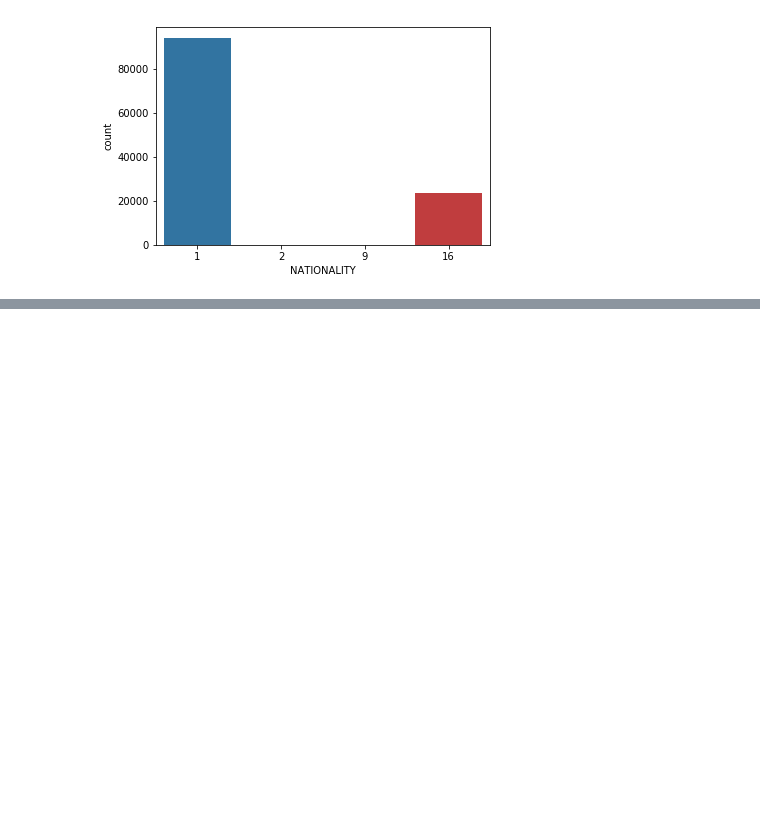
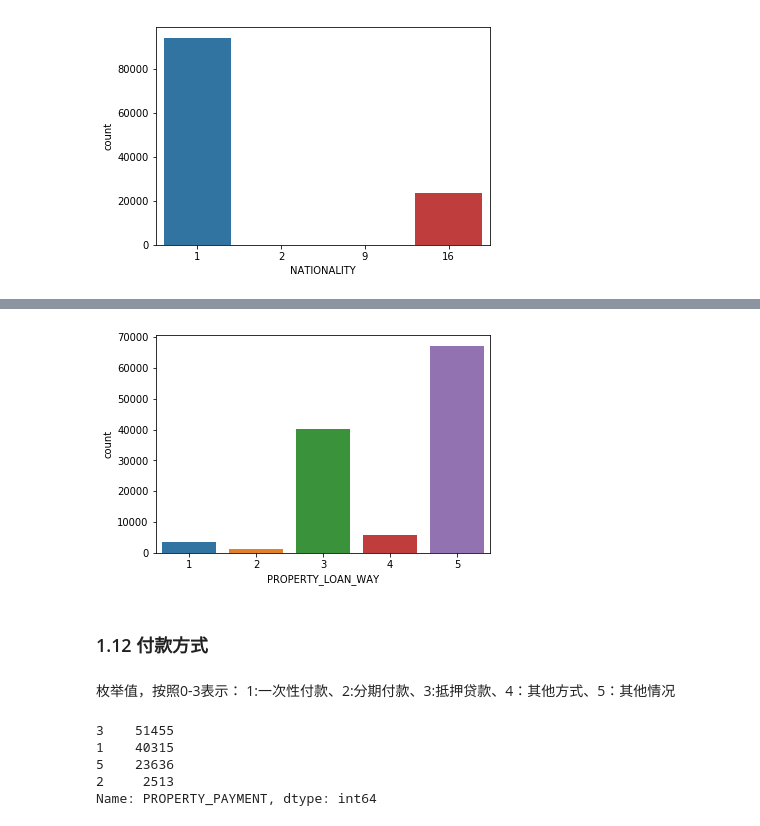
Before and after one commit to yanqiangmiffy/personal-credit-evaluation, a Jupyter notebook: 数据分析.ipynb, the cells around one changed output, grey strips where cells are left out. Cells and saved outputs as stored; diff of their text form; code cells hidden in the pictures; blank space fills up the shorter version.

```diff
--- a/数据分析.ipynb
+++ b/数据分析.ipynb
@@ -178,0 +264,17 @@ g=sns.countplot(x='NATIONALITY',data=data)
+# %%
+g=sns.countplot(x='PROPERTY_LOAN_WAY',data=data)
+# %% [output]
+[figure, added]
+# %% [markdown]
+### 1.12 付款方式
+# %% [markdown]
+枚举值，按照0-3表示：
+1:一次性付款、2:分期付款、3:抵押贷款、4：其他方式、5：其他情况
+# %%
+data['PROPERTY_PAYMENT'].value_counts()
+# %% [output]
+3    51455
+1    40315
+5    23636
+2     2513
+Name: PROPERTY_PAYMENT, dtype: int64
```
Also changed, not shown: parts of 26 cells of this notebook.
